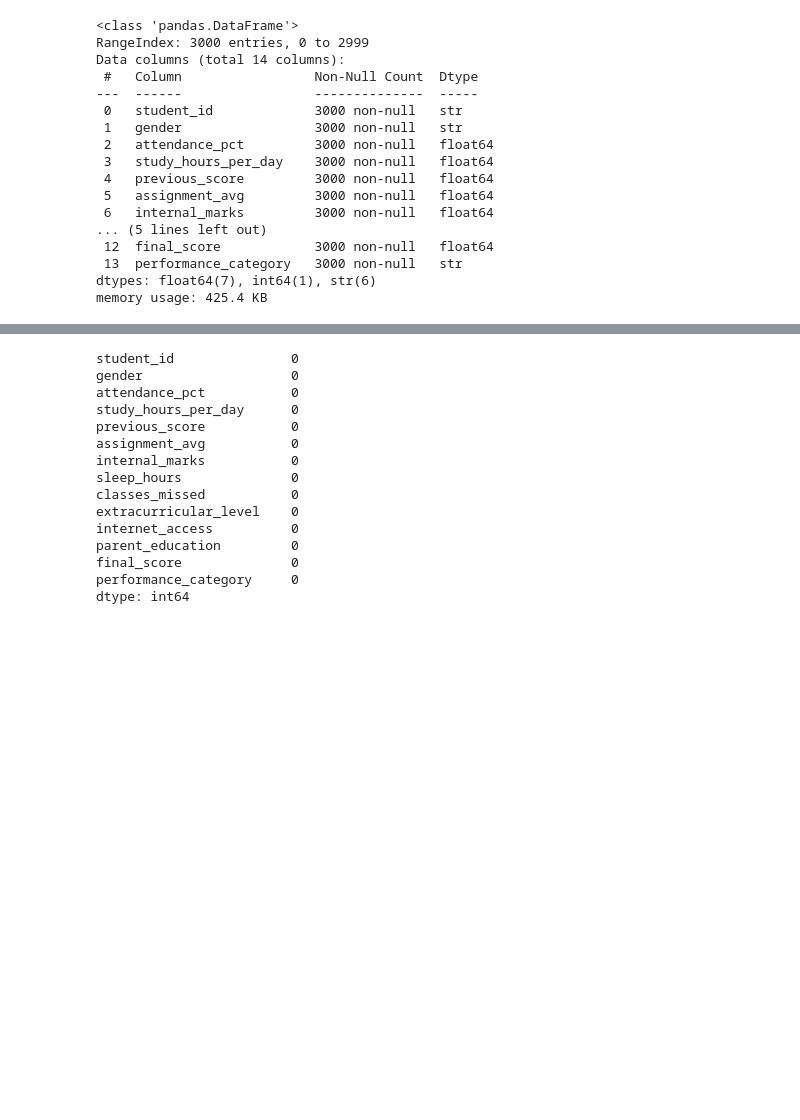
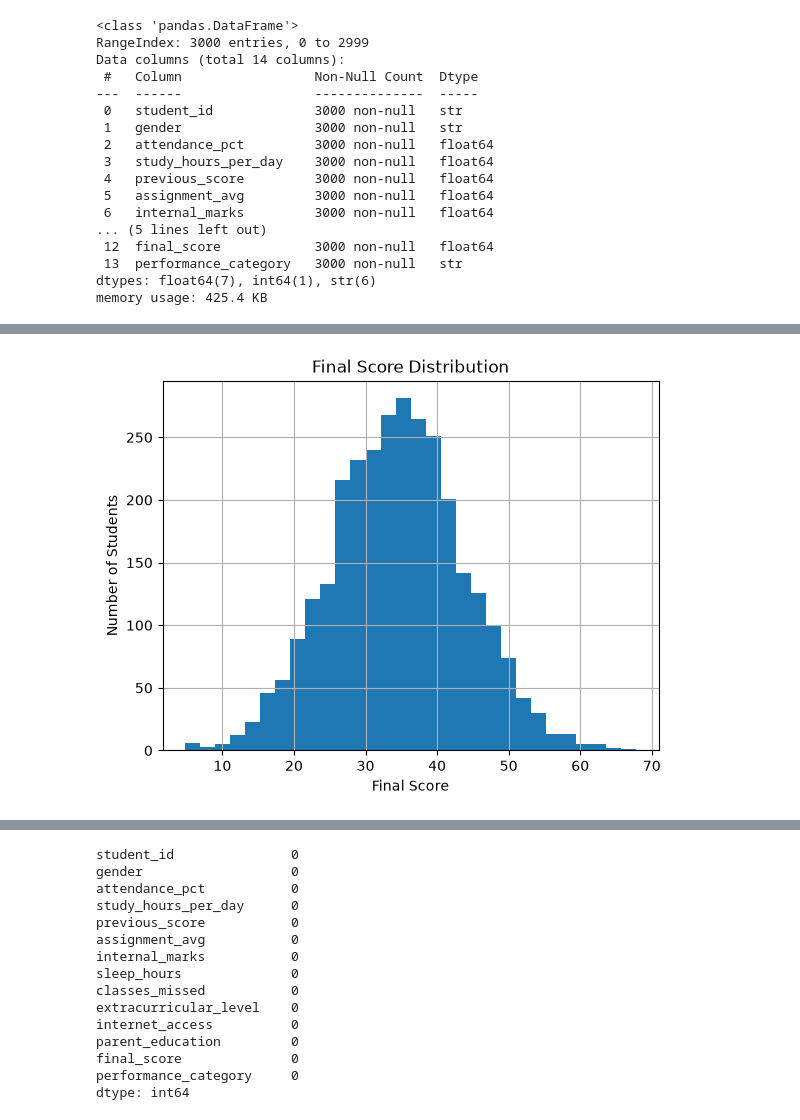
Before and after one commit to Alokkumar345/AI-Driven-Student-performance-prediction, a Jupyter notebook: prediction.ipynb, the cells around one changed output, grey strips where cells are left out. Cells and saved outputs as stored; diff of their text form; code cells hidden in the pictures; blank space fills up the shorter version.

```diff
--- a/prediction.ipynb
+++ b/prediction.ipynb
@@ -66,0 +79,11 @@ memory usage: 425.4 KB
+# %%
+import matplotlib.pyplot as plt
+
+df["final_score"].hist(bins=30)
+
+plt.xlabel("Final Score")
+plt.ylabel("Number of Students")
+plt.title("Final Score Distribution")
+plt.show()
+# %% [output]
+[figure, added]
```
Also changed, not shown: parts of 5 cells of this notebook.
